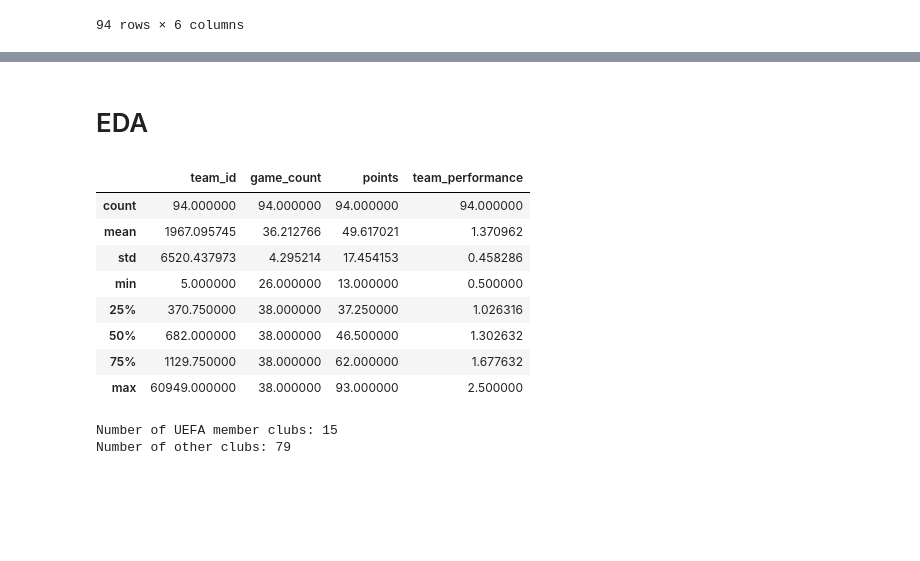
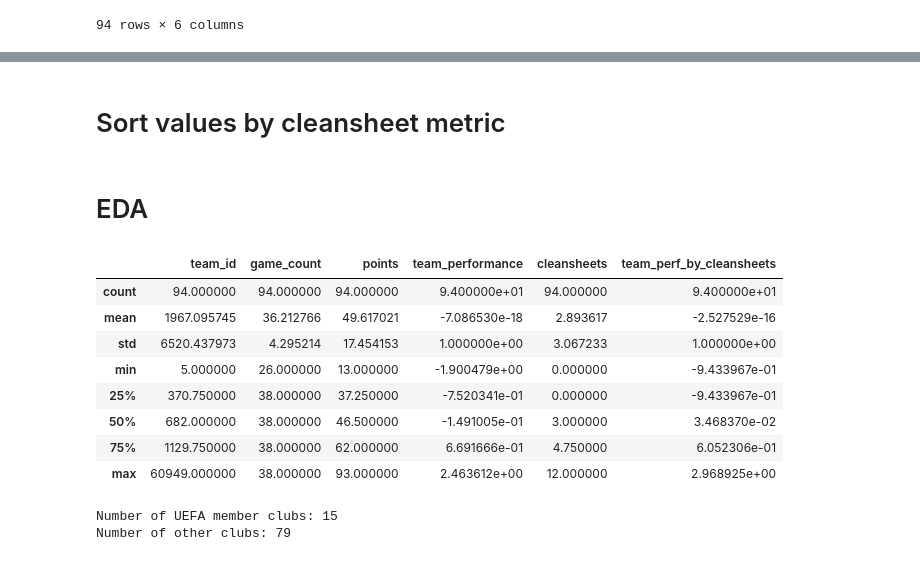
Before and after one commit to MHBehroozi/Transfermarkt, a Jupyter notebook: statistical_analysis/hypothesis2/hypothesis2_stats.ipynb, the cells around one changed output, grey strips where cells are left out. Saved outputs shown, nothing was run; the diff lists cells and outputs as text; code cells hidden in the pictures; blank space fills up the shorter version.

Commit message:
Update hypothesis2 with cleansheet metric

```diff
--- a/statistical_analysis/hypothesis2/hypothesis2_stats.ipynb
+++ b/statistical_analysis/hypothesis2/hypothesis2_stats.ipynb
@@ -25,0 +51,6 @@ df
+# %%
+new_df = pd.merge(df, team_claensheet, left_on='team_id', right_on='team_id', how = "left").fillna(0).drop(columns=['team_title_y'])
+new_df.rename(columns={'team_title_x':'team_title'}, inplace=True)
+# %%
+# matches counts aren't same in each league
+new_df['team_perf_by_cleansheets'] = new_df.cleansheets/new_df.game_count
@@ -25,0 +59,3 @@ df
+# %%
+new_df.team_performance = (new_df.team_performance - new_df.team_performance.mean())/new_df.team_performance.std()
+new_df.team_perf_by_cleansheets = (new_df.team_perf_by_cleansheets - new_df.team_perf_by_cleansheets.mean())/new_df.team_perf_by_cleansheets.std()
@@ -26,15 +78,19 @@ df
+# %% [markdown]
+# Sort values by cleansheet metric
+# %%
+new_df.sort_values(by='team_perf_by_cleansheets', ascending=False, inplace=True)
 # %% [markdown]
 # EDA
 # %%
-df.describe()
+new_df.describe()
 # %% [output]
-|  | team_id | game_count | points | team_performance |
-| count | 94.000000 | 94.000000 | 94.000000 | 94.000000 |
-| mean | 1967.095745 | 36.212766 | 49.617021 | 1.370962 |
-| std | 6520.437973 | 4.295214 | 17.454153 | 0.458286 |
-| min | 5.000000 | 26.000000 | 13.000000 | 0.500000 |
-| 25% | 370.750000 | 38.000000 | 37.250000 | 1.026316 |
-| 50% | 682.000000 | 38.000000 | 46.500000 | 1.302632 |
-| 75% | 1129.750000 | 38.000000 | 62.000000 | 1.677632 |
-| max | 60949.000000 | 38.000000 | 93.000000 | 2.500000 |
+|  | team_id | game_count | points | team_performance | cleansheets | team_perf_by_cleansheets |
+| count | 94.000000 | 94.000000 | 94.000000 | 9.400000e+01 | 94.000000 | 9.400000e+01 |
+| mean | 1967.095745 | 36.212766 | 49.617021 | -7.086530e-18 | 2.893617 | -2.527529e-16 |
+| std | 6520.437973 | 4.295214 | 17.454153 | 1.000000e+00 | 3.067233 | 1.000000e+00 |
+| min | 5.000000 | 26.000000 | 13.000000 | -1.900479e+00 | 0.000000 | -9.433967e-01 |
+| 25% | 370.750000 | 38.000000 | 37.250000 | -7.520341e-01 | 0.000000 | -9.433967e-01 |
+| 50% | 682.000000 | 38.000000 | 46.500000 | -1.491005e-01 | 3.000000 | 3.468370e-02 |
+| 75% | 1129.750000 | 38.000000 | 62.000000 | 6.691666e-01 | 4.750000 | 6.052306e-01 |
+| max | 60949.000000 | 38.000000 | 93.000000 | 2.463612e+00 | 12.000000 | 2.968925e+00 |
 # %%
```
Also changed, not shown: parts of 26 cells of this notebook, 5 other files.
